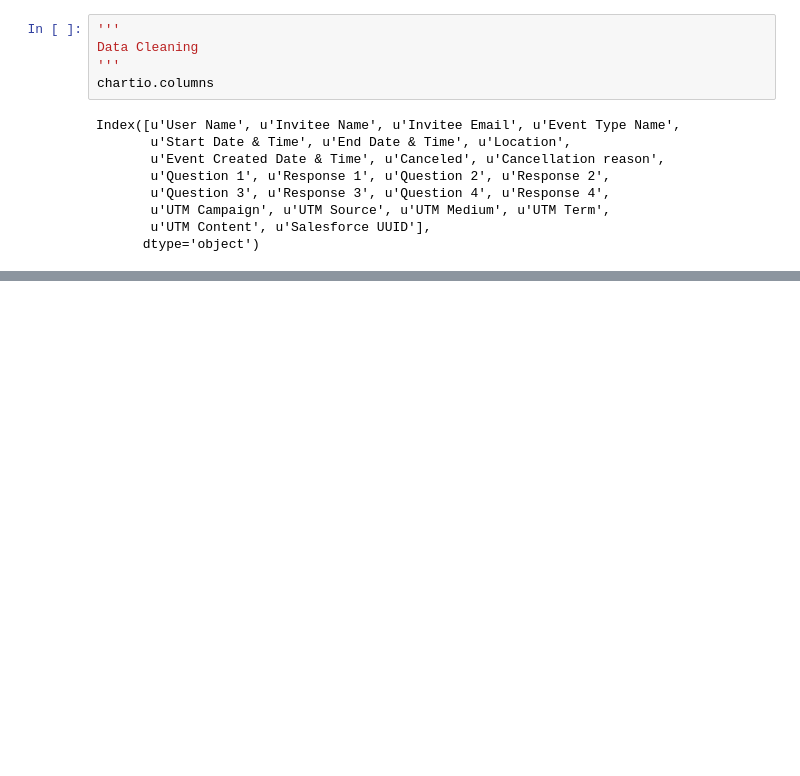
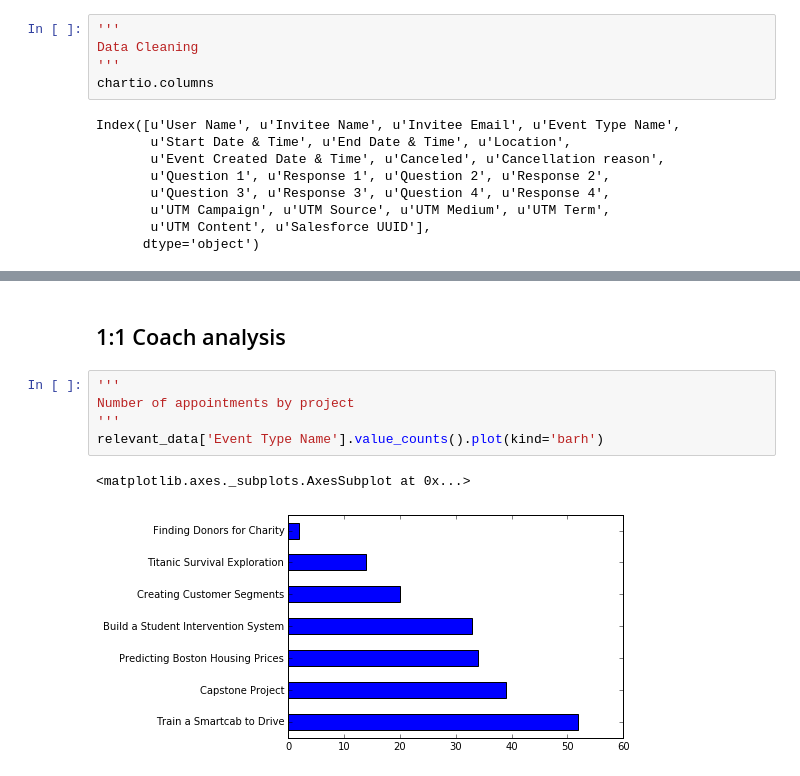
Before and after one commit to adarsh0806/emelendee, a Jupyter notebook: 1-1s/1-1 Analysis.ipynb, the cells around one changed output, grey strips where cells are left out. Drawn from its saved outputs; the diff is of its cells as text; blank space fills up the shorter version.

```diff
--- a/1-1s/MLND 1-1 Analysis.ipynb
+++ b/1-1s/1-1 Analysis.ipynb
@@ -67,3 +67,13 @@ relevant_data
 | 191 | AYUSH JAIN | Orlando Trejo | trejo10@gmail.com | Train a Smartcab to Drive | 2016-11-27 10:45 am | 2016-11-27 11:15 am | ... |
 | 192 | Shmuel Naaman | Olena Babenko | to.helen.babenko@gmail.com | Creating Customer Segments | 2016-11-29 10:00 am | 2016-11-29 10:30 am | ... |
 | 193 | Shmuel Naaman | L Hatch | lhatch@q.com | Build a Student Intervention System | 2016-11-28 12:00 pm | 2016-11-28 12:30 pm | ... |
+# %% [markdown]
+## 1:1 Coach analysis
+# %%
+'''
+Number of appointments by project
+'''
+relevant_data['Event Type Name'].value_counts().plot(kind='barh')
+# %% [output]
+<matplotlib.axes._subplots.AxesSubplot at 0x...>
+[figure, added]
```
Also changed, not shown: parts of 13 cells of this notebook.
